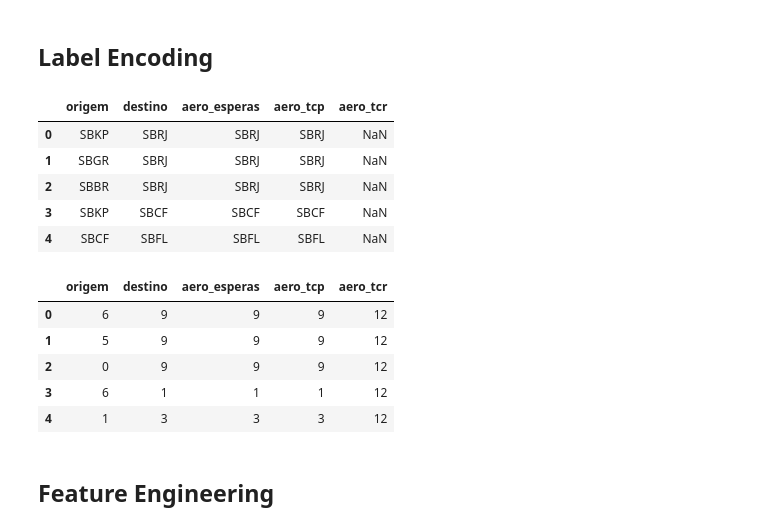
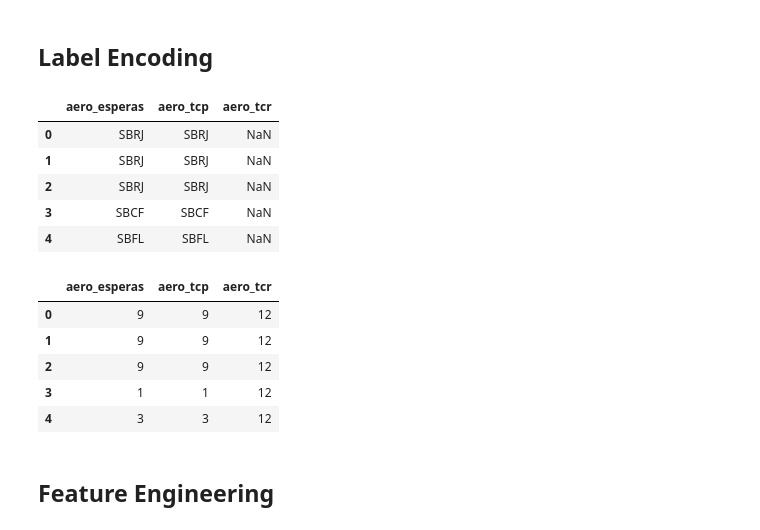
Before and after one commit to InAI-Delta/ita-datascience-2023, a Jupyter notebook: initial_analysis.ipynb, the cells around one changed output. Saved outputs shown, nothing was run; the diff lists cells and outputs as text; code cells hidden in the pictures.

```diff
--- a/initial_analysis.ipynb
+++ b/initial_analysis.ipynb
@@ -27,7 +27,8 @@ from datetime import datetime, timedelta
 from statistics import mode
 # pd.set_option('display.max_colwidth', None)
 # pd.set_option('display.max_columns', None)
-# pd.set_option('display.max_rows', None)
+pd.set_option('display.max_rows', None)
+sns.set_theme()
 # %%
 bimtra_df = pd.read_csv('data/bimtra_df.csv')
 esperas_df = pd.read_csv('data/esperas_df.csv')
@@ -575,31 +579,31 @@ train_data = pd.merge(train_data, metar_metaf, how='left', on=['hora_ref', 'dest
 # %%
 le = LabelEncoder()
 
-cat_columns = ['origem', 'destino', 'aero_esperas', 'aero_tcp', 'aero_tcr']
+cat_columns = ['aero_esperas', 'aero_tcp', 'aero_tcr']
 display(train_data[cat_columns].head())
-train_data[cat_columns], test_data[cat_columns] = train_data[cat_columns].apply(le.fit_transform), test_data[cat_columns].apply(le.fit_transform)
+train_data[cat_columns], test_data[cat_columns] = train_data[cat_columns].apply(le.fit_transform), test_data[cat_columns].apply(le.transform)
 
 for column in train_data.columns:
     if column == 'solution':
         continue
     if column not in test_data.columns:
         test_data[column] = 0
 # %% [output]
-|  | origem | destino | aero_esperas | aero_tcp | aero_tcr |
-| 0 | SBKP | SBRJ | SBRJ | SBRJ | NaN |
-| 1 | SBGR | SBRJ | SBRJ | SBRJ | NaN |
-| 2 | SBBR | SBRJ | SBRJ | SBRJ | NaN |
-| 3 | SBKP | SBCF | SBCF | SBCF | NaN |
-| 4 | SBCF | SBFL | SBFL | SBFL | NaN |
+|  | aero_esperas | aero_tcp | aero_tcr |
+| 0 | SBRJ | SBRJ | NaN |
+| 1 | SBRJ | SBRJ | NaN |
+| 2 | SBRJ | SBRJ | NaN |
+| 3 | SBCF | SBCF | NaN |
+| 4 | SBFL | SBFL | NaN |
 # %%
 train_data[cat_columns].head()
 # %% [output]
-|  | origem | destino | aero_esperas | aero_tcp | aero_tcr |
-| 0 | 6 | 9 | 9 | 9 | 12 |
-| 1 | 5 | 9 | 9 | 9 | 12 |
-| 2 | 0 | 9 | 9 | 9 | 12 |
-| 3 | 6 | 1 | 1 | 1 | 12 |
-| 4 | 1 | 3 | 3 | 3 | 12 |
+|  | aero_esperas | aero_tcp | aero_tcr |
+| 0 | 9 | 9 | 12 |
+| 1 | 9 | 9 | 12 |
+| 2 | 9 | 9 | 12 |
+| 3 | 1 | 1 | 12 |
+| 4 | 3 | 3 | 12 |
 # %% [markdown]
 ## Feature Engineering
 # %%
```
Also changed, not shown: parts of 30 cells of this notebook.
